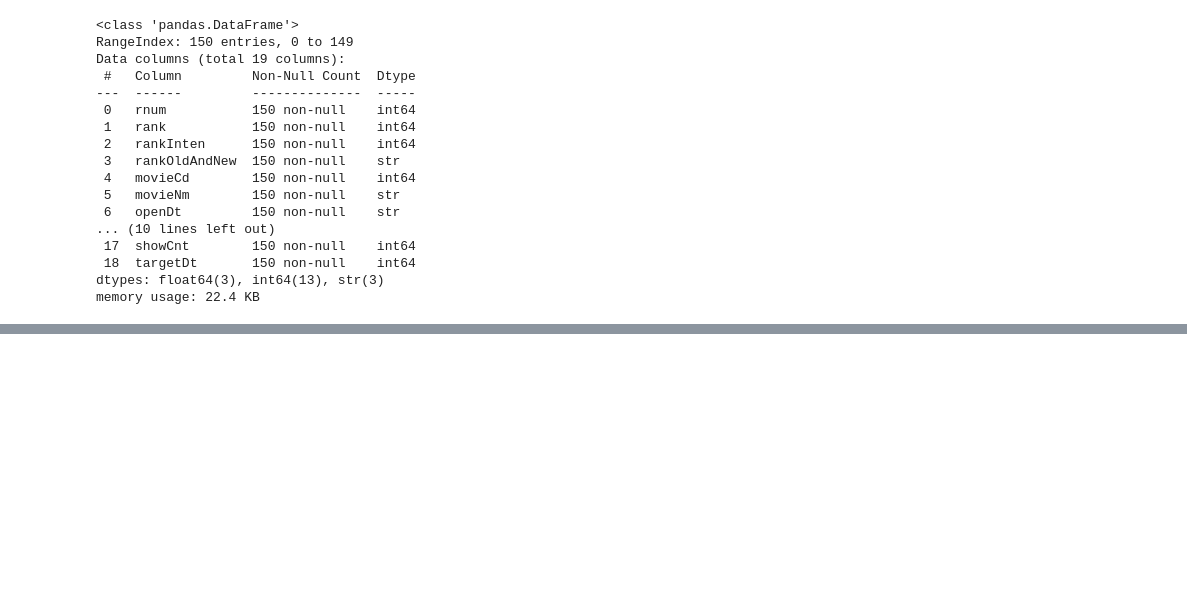
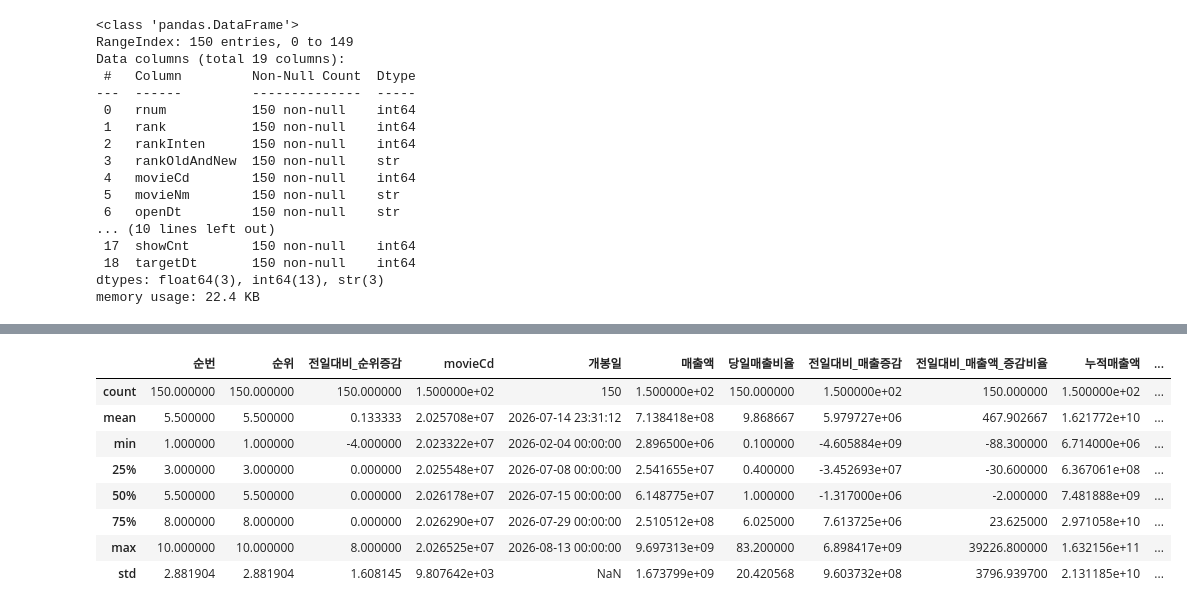
Before and after one commit to kkw5389-collab/sprint_mission16, a Jupyter notebook: notebooks/analysis.ipynb, the cells around one changed output, grey strips where cells are left out. Saved outputs shown, nothing was run; the diff lists cells and outputs as text; code cells hidden in the pictures; blank space fills up the shorter version.

```diff
--- a/notebooks/analysis.ipynb
+++ b/notebooks/analysis.ipynb
@@ -192,3 +194,11 @@ Data columns (total 19 columns):
  18  targetDt       150 non-null    int64
 dtypes: float64(3), int64(13), str(3)
 memory usage: 22.4 KB
+# %%
+df_kobis["targetDt"] = pd.to_datetime(
+    df_kobis["targetDt"].astype(str),
+    format="%Y%m%d"
+)
+# %%
+df_kobis["openDt"] = pd.to_datetime(df_kobis["openDt"])
+df_kobis.info()
@@ -194,0 +231,8 @@ memory usage: 22.4 KB
+# %%
+col_rename = {'rnum':"순번", 'rank':"순위", 'rankInten':'전일대비_순위증감', 'rankOldAndNew':'신규진입여부', 'movieNm':'영화제목',
+       'openDt':'개봉일', 'salesAmt':'매출액', 'salesShare':'당일매출비율', 'salesInten':'전일대비_매출증감', 'salesChange':'전일대비_매출액_증감비율',
+       'salesAcc':'누적매출액', 'audiCnt':'당일관객수', 'audiInten':'전일대비_관객증감', 'audiChange':'전일대비_관객증감비율', 'audiAcc':'누적관객수', 'scrnCnt':'당일스크린수',
+       }
+
+df_kobis = df_kobis.rename(columns=col_rename)
+df_kobis.head()
@@ -194,0 +260,12 @@ memory usage: 22.4 KB
+# %%
+df_kobis.describe()
+# %% [output]
+|  | 순번 | 순위 | 전일대비_순위증감 | movieCd | 개봉일 | 매출액 | 당일매출비율 | 전일대비_매출증감 | 전일대비_매출액_증감비율 | 누적매출액 | ... |
+| count | 150.000000 | 150.000000 | 150.000000 | 1.500000e+02 | 150 | 1.500000e+02 | 150.000000 | 1.500000e+02 | 150.000000 | 1.500000e+02 | ... |
+| mean | 5.500000 | 5.500000 | 0.133333 | 2.025708e+07 | 2026-07-14 23:31:12 | 7.138418e+08 | 9.868667 | 5.979727e+06 | 467.902667 | 1.621772e+10 | ... |
+| min | 1.000000 | 1.000000 | -4.000000 | 2.023322e+07 | 2026-02-04 00:00:00 | 2.896500e+06 | 0.100000 | -4.605884e+09 | -88.300000 | 6.714000e+06 | ... |
+| 25% | 3.000000 | 3.000000 | 0.000000 | 2.025548e+07 | 2026-07-08 00:00:00 | 2.541655e+07 | 0.400000 | -3.452693e+07 | -30.600000 | 6.367061e+08 | ... |
+| 50% | 5.500000 | 5.500000 | 0.000000 | 2.026178e+07 | 2026-07-15 00:00:00 | 6.148775e+07 | 1.000000 | -1.317000e+06 | -2.000000 | 7.481888e+09 | ... |
+| 75% | 8.000000 | 8.000000 | 0.000000 | 2.026290e+07 | 2026-07-29 00:00:00 | 2.510512e+08 | 6.025000 | 7.613725e+06 | 23.625000 | 2.971058e+10 | ... |
+| max | 10.000000 | 10.000000 | 8.000000 | 2.026525e+07 | 2026-08-13 00:00:00 | 9.697313e+09 | 83.200000 | 6.898417e+09 | 39226.800000 | 1.632156e+11 | ... |
+| std | 2.881904 | 2.881904 | 1.608145 | 9.807642e+03 | NaN | 1.673799e+09 | 20.420568 | 9.603732e+08 | 3796.939700 | 2.131185e+10 | ... |
```
Also changed, not shown: parts of 6 cells of this notebook.
